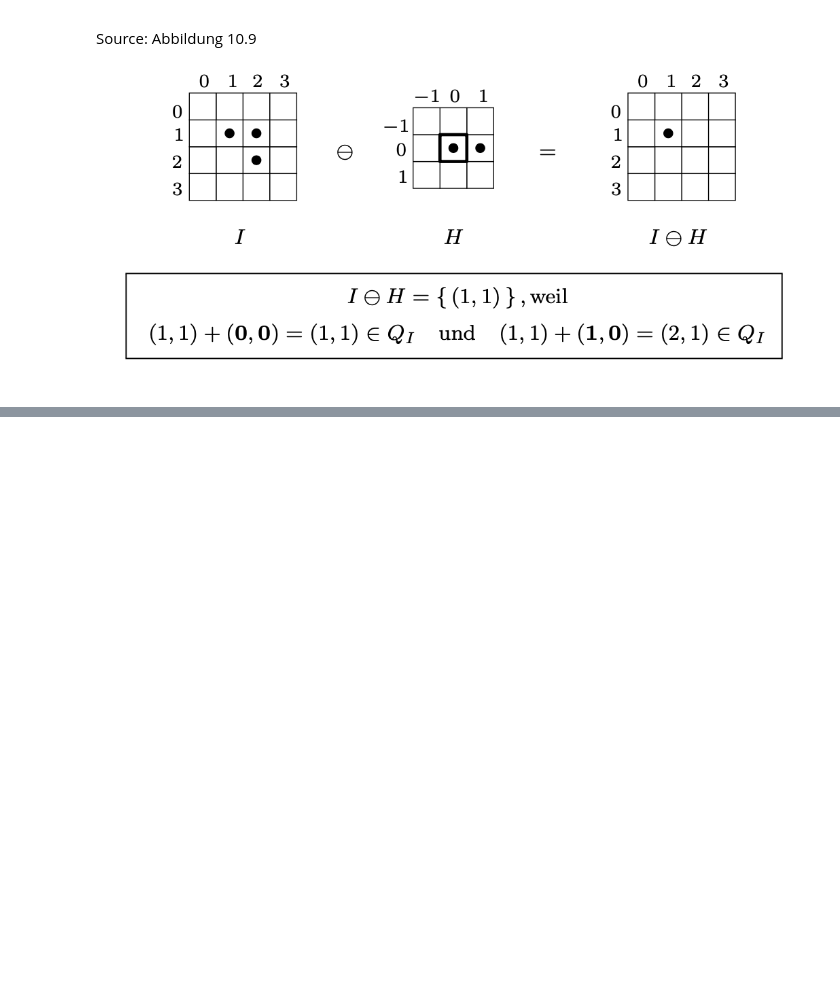
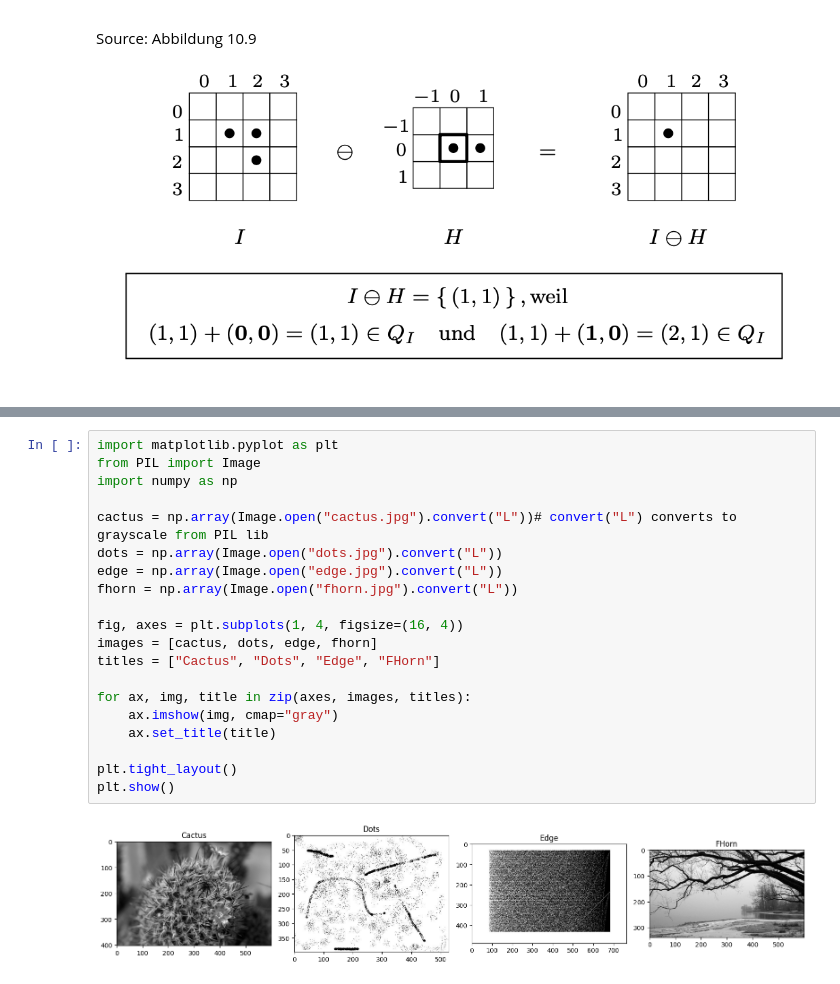
Before and after one commit to AhmedZ41/2DCV-Tasks, a Jupyter notebook: 6.Aufgabe/Aufgabe6.ipynb, the cells around one changed output, grey strips where cells are left out. Cells and saved outputs as stored; diff of their text form; blank space fills up the shorter version.

Commit message:
images loaded

```diff
--- a/6.Aufgabe/Aufgabe6.ipynb
+++ b/6.Aufgabe/Aufgabe6.ipynb
@@ -35,0 +44,22 @@ Source: Abbildung 10.9
+# %%
+import matplotlib.pyplot as plt
+from PIL import Image
+import numpy as np
+
+cactus = np.array(Image.open("cactus.jpg").convert("L"))# convert("L") converts to grayscale from PIL lib
+dots = np.array(Image.open("dots.jpg").convert("L"))
+edge = np.array(Image.open("edge.jpg").convert("L"))
+fhorn = np.array(Image.open("fhorn.jpg").convert("L"))
+
+fig, axes = plt.subplots(1, 4, figsize=(16, 4))
+images = [cactus, dots, edge, fhorn]
+titles = ["Cactus", "Dots", "Edge", "FHorn"]
+
+for ax, img, title in zip(axes, images, titles):
+    ax.imshow(img, cmap="gray")
+    ax.set_title(title)
+
+plt.tight_layout()
+plt.show()
+# %% [output]
+[figure, added]
```
Also changed, not shown: parts of 1 cell of this notebook.
